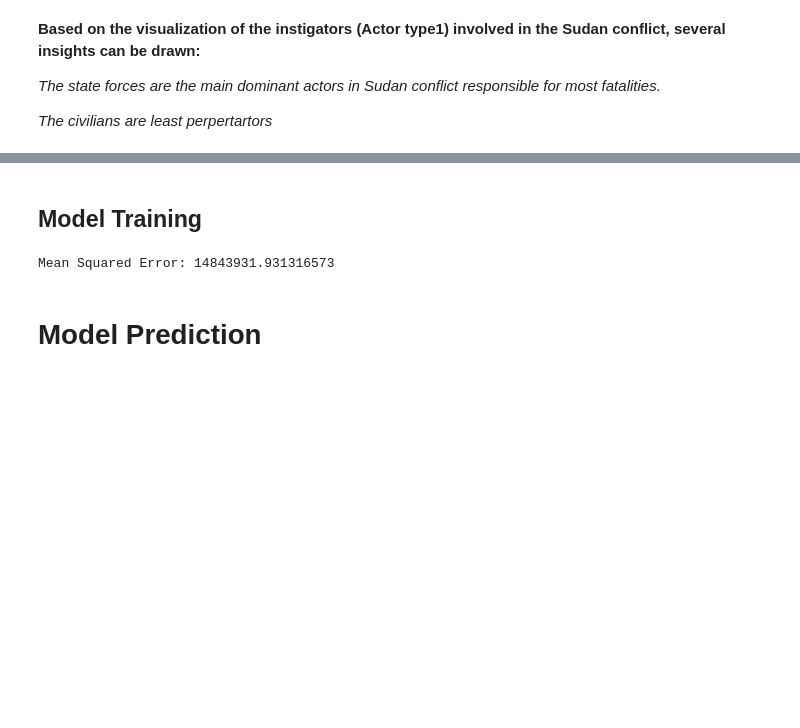
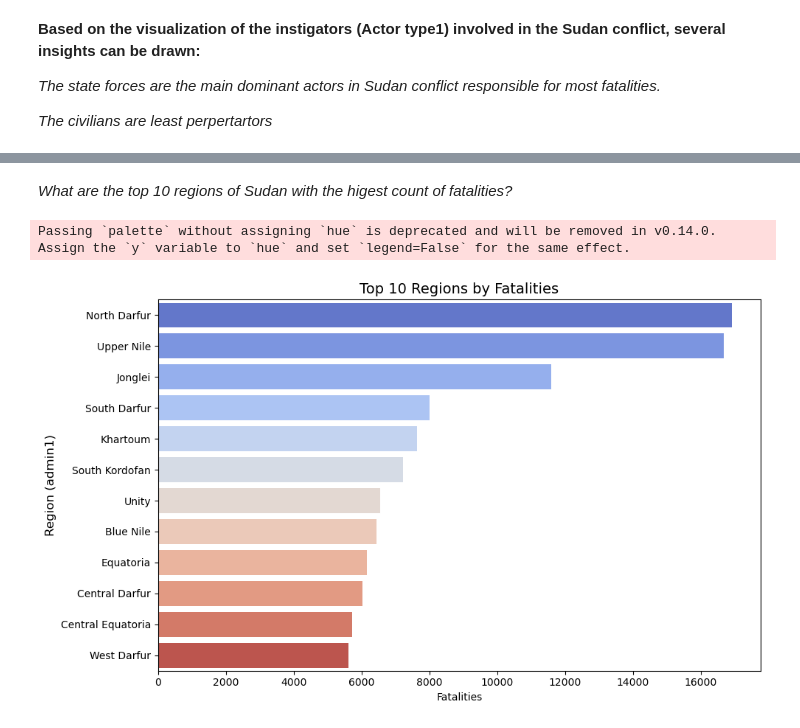
Before and after one commit to pmachieng/P_3_project, a Jupyter notebook: index.ipynb.ipynb, the cells around one changed output, grey strips where cells are left out. Drawn from its saved outputs; the diff is of its cells as text; code cells hidden in the pictures; blank space fills up the shorter version.

```diff
--- a/index.ipynb.ipynb
+++ b/index.ipynb.ipynb
@@ -613,20 +269,25 @@ X_train, X_test, y_train, y_test = train_test_split(X, y, test_size=0.2, random_
-# %% [markdown]
-## Model Training ##
-# %%
-# Model Selection (Random Forest Regressor)
-model = RandomForestRegressor(n_estimators=100, max_depth=10)
-
-# Training the model
-model.fit(X_train, y_train)
-
-# Making predictions
-y_pred = model.predict(X_test)
-
-# Evaluating the model
-from sklearn.metrics import mean_squared_error
-mse = mean_squared_error(y_test, y_pred)
-print(f'Mean Squared Error: {mse}')
-# %% [output]
-Mean Squared Error: 14843931.931316573
-# %% [markdown]
-# Model Prediction #
+# %% [markdown]
+
+_What are the top 10 regions of Sudan with the higest count of fatalities?_
+# %%
+# Grouping by 'admin1', summing, and sorting by 'fatalities'
+df_grouped = df_selected.groupby('admin1').sum().sort_values(by='fatalities', ascending=False)
+
+# Selecting the top 10 rows
+top_10 = df_grouped.head(12).reset_index()
+
+# Create a horizontal bar plot
+plt.figure(figsize=(10, 6))
+sns.barplot(data=top_10, x='fatalities', y='admin1', palette='coolwarm')
+
+# Add titles and labels
+plt.title('Top 10 Regions by Fatalities', fontsize=14)
+plt.xlabel('Fatalities', fontsize=10)
+plt.ylabel('Region (admin1)', fontsize=12)
+
+# Show the plot
+plt.tight_layout()
+plt.show()
+# %% [output]
+Passing `palette` without assigning `hue` is deprecated and will be removed in v0.14.0. Assign the `y` variable to `hue` and set `legend=False` for the same effect.
+[figure, added]
```
Also changed, not shown: parts of 79 cells of this notebook, 3 other files.
